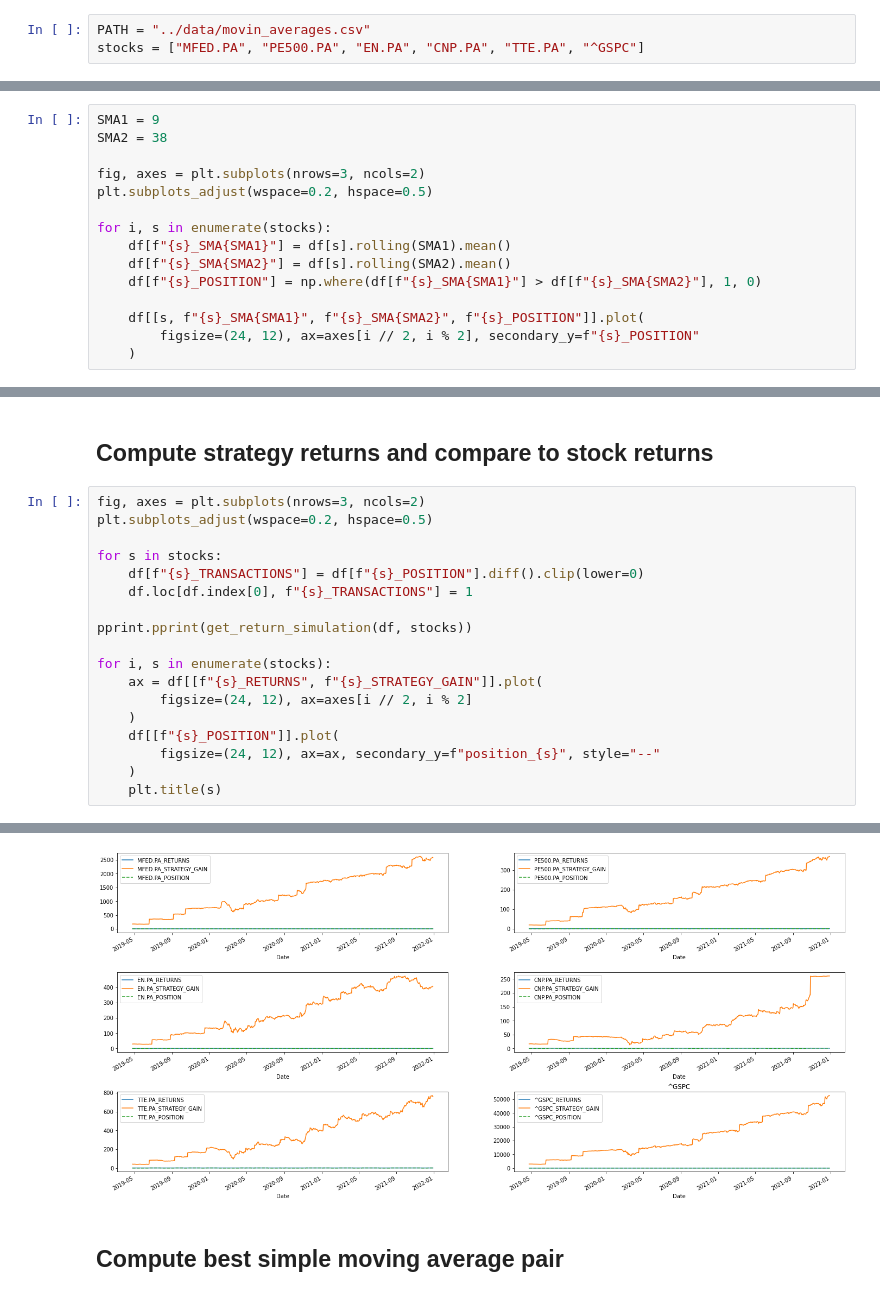
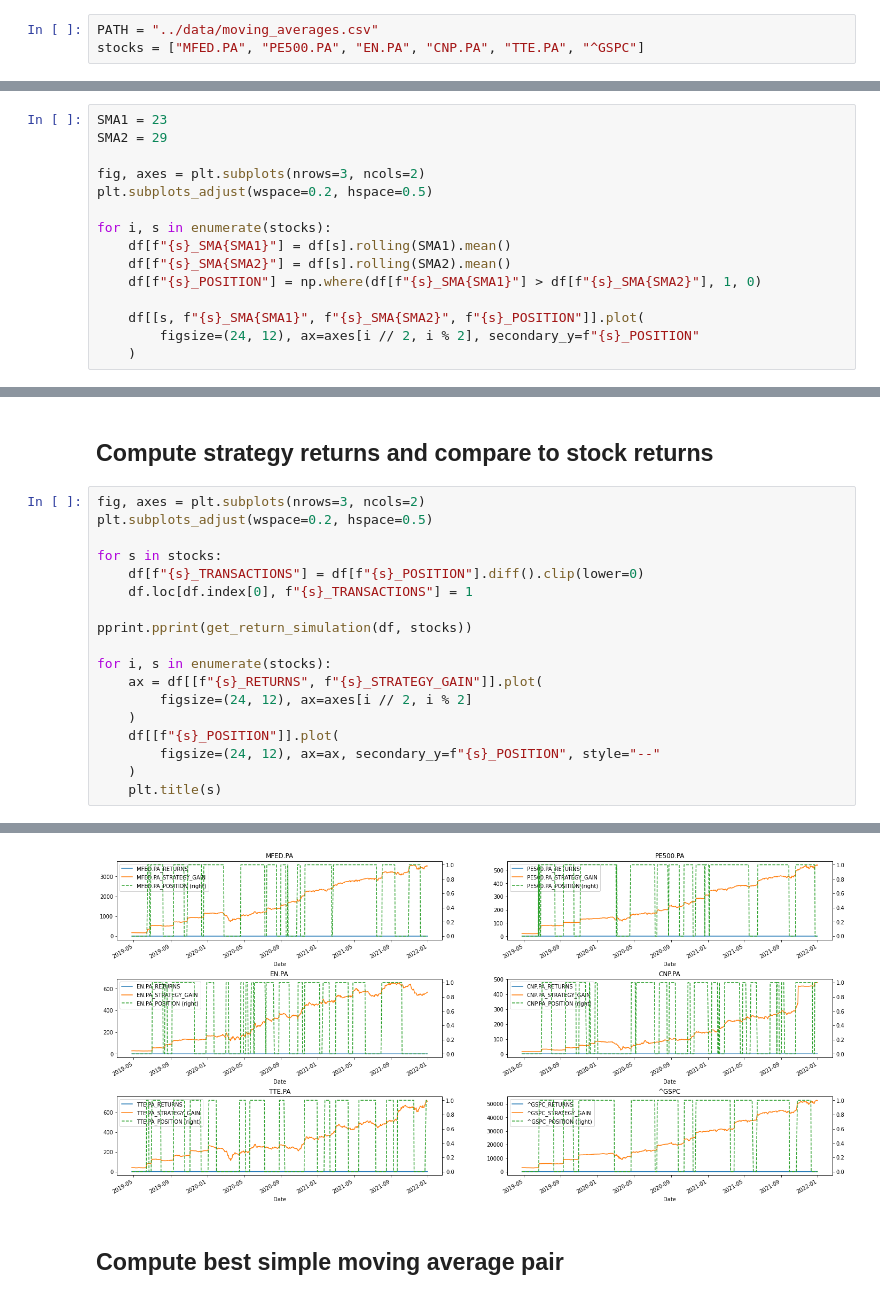
Before and after one commit to IamTossan/finance-research, a Jupyter notebook: src/moving_averages.ipynb, the cells around one changed output, grey strips where cells are left out. Saved outputs shown, nothing was run; the diff lists cells and outputs as text.

```diff
--- a/src/moving_averages.ipynb
+++ b/src/moving_averages.ipynb
@@ -8,7 +8,7 @@ import pprint
 
 from utils import get_data, get_return_simulation
 # %%
-PATH = "../data/movin_averages.csv"
+PATH = "../data/moving_averages.csv"
 stocks = ["MFED.PA", "PE500.PA", "EN.PA", "CNP.PA", "TTE.PA", "^GSPC"]
 # %% [markdown]
 ## Get stocks data
@@ -25,8 +25,8 @@ array([[<AxesSubplot:xlabel='Date'>, <AxesSubplot:xlabel='Date'>],
 # %% [markdown]
 ## Example of a strategy base on 2 simple moving averages
 # %%
-SMA1 = 9
-SMA2 = 38
+SMA1 = 23
+SMA2 = 29
 
 fig, axes = plt.subplots(nrows=3, ncols=2)
 plt.subplots_adjust(wspace=0.2, hspace=0.5)
@@ -58,7 +58,7 @@ for i, s in enumerate(stocks):
         figsize=(24, 12), ax=axes[i // 2, i % 2]
     )
     df[[f"{s}_POSITION"]].plot(
-        figsize=(24, 12), ax=ax, secondary_y=f"position_{s}", style="--"
+        figsize=(24, 12), ax=ax, secondary_y=f"{s}_POSITION", style="--"
     )
     plt.title(s)
 # %% [output]
@@ -83,4 +83,4 @@ for i, s in enumerate(stocks):
-[figure, old version]
+[figure, new version]
 # %% [markdown]
 ## Compute best simple moving average pair
 # %%
```
Also changed, not shown: parts of 4 cells of this notebook.
